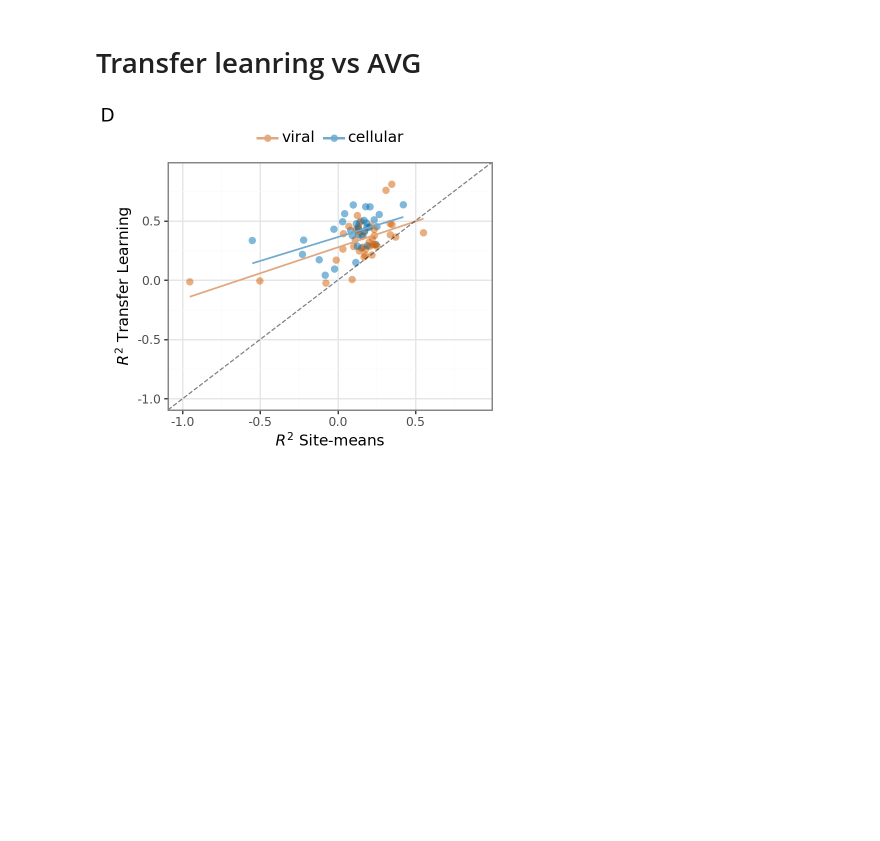
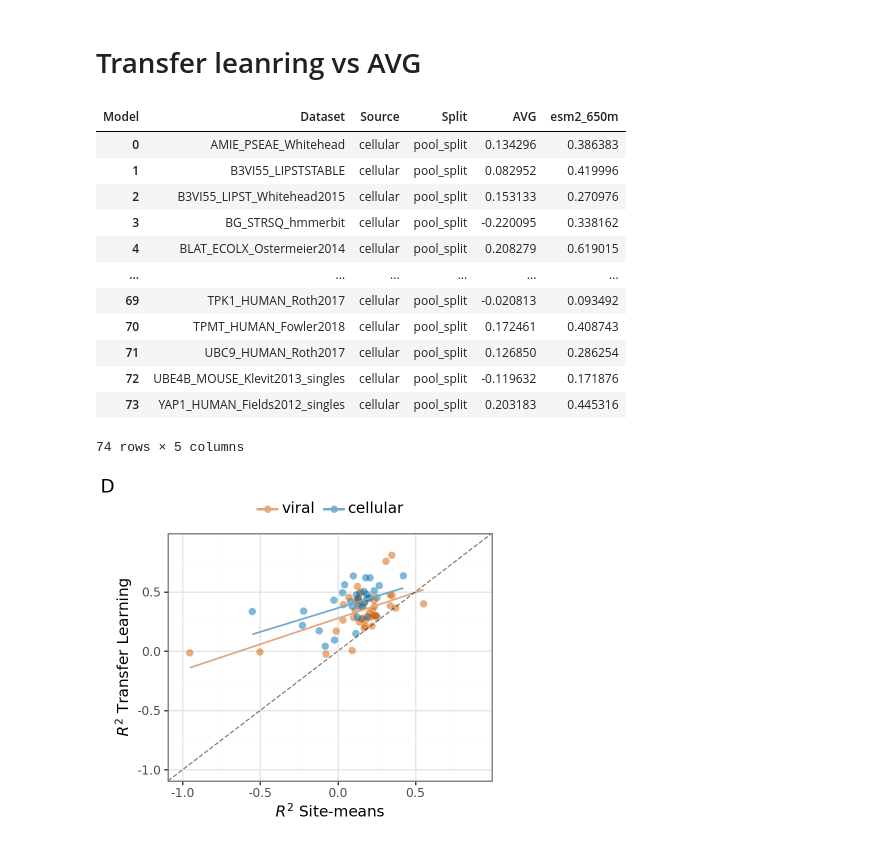
Before and after one commit to ziul-bio/DMS-SiteEffect-PLM, a Jupyter notebook: notebooks/variability_metrics.ipynb, the cells around one changed output. Saved outputs shown, nothing was run; the diff lists cells and outputs as text; code cells hidden in the pictures; blank space fills up the shorter version.

```diff
--- a/notebooks/variability_metrics.ipynb
+++ b/notebooks/variability_metrics.ipynb
@@ -493,3 +493,22 @@ def load_results(lassoCV_res_dir, AVG_res_dir):
     res_pivot = pd.pivot_table(res, index=['Dataset', 'Source', 'Split'], columns='Model', values='R2_score_test').reset_index()
 
     return res_pivot
+# %%
+resSTD07 = load_results('../experiments/lassoCV_STD0.7_filtered', '../experiments/AVG_STD0.7_filtered/')
+resSTD07['Source'] = pd.Categorical(resSTD07['Source'], categories=['viral', 'cellular'])
+resSTD07 = resSTD07.rename(columns={"AVG":"R2_AVG_HVS", "esm2_650m":"R2_ESM2_650M_HVS"})
+resSTD07
+# %% [output]
+| Model | Dataset | Source | Split | AVG | esm2_650m |
+| 0 | AMIE_PSEAE_Whitehead | cellular | pool_split | 0.134296 | 0.386383 |
+| 1 | B3VI55_LIPSTSTABLE | cellular | pool_split | 0.082952 | 0.419996 |
+| 2 | B3VI55_LIPST_Whitehead2015 | cellular | pool_split | 0.153133 | 0.270976 |
+| 3 | BG_STRSQ_hmmerbit | cellular | pool_split | -0.220095 | 0.338162 |
+| 4 | BLAT_ECOLX_Ostermeier2014 | cellular | pool_split | 0.208279 | 0.619015 |
+| ... | ... | ... | ... | ... | ... |
+| 69 | TPK1_HUMAN_Roth2017 | cellular | pool_split | -0.020813 | 0.093492 |
+| 70 | TPMT_HUMAN_Fowler2018 | cellular | pool_split | 0.172461 | 0.408743 |
+| 71 | UBC9_HUMAN_Roth2017 | cellular | pool_split | 0.126850 | 0.286254 |
+| 72 | UBE4B_MOUSE_Klevit2013_singles | cellular | pool_split | -0.119632 | 0.171876 |
+| 73 | YAP1_HUMAN_Fields2012_singles | cellular | pool_split | 0.203183 | 0.445316 |
+74 rows × 5 columns
```
Also changed, not shown: parts of 2 cells of this notebook, 6 other files.
